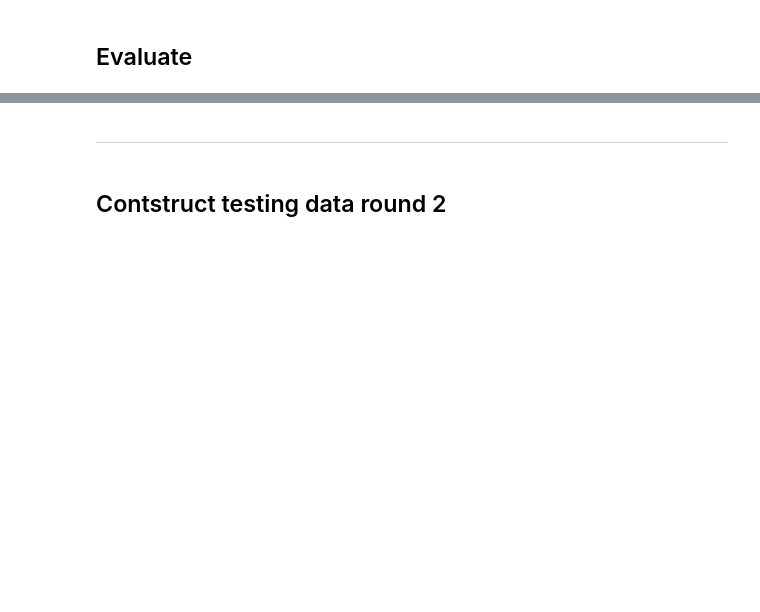
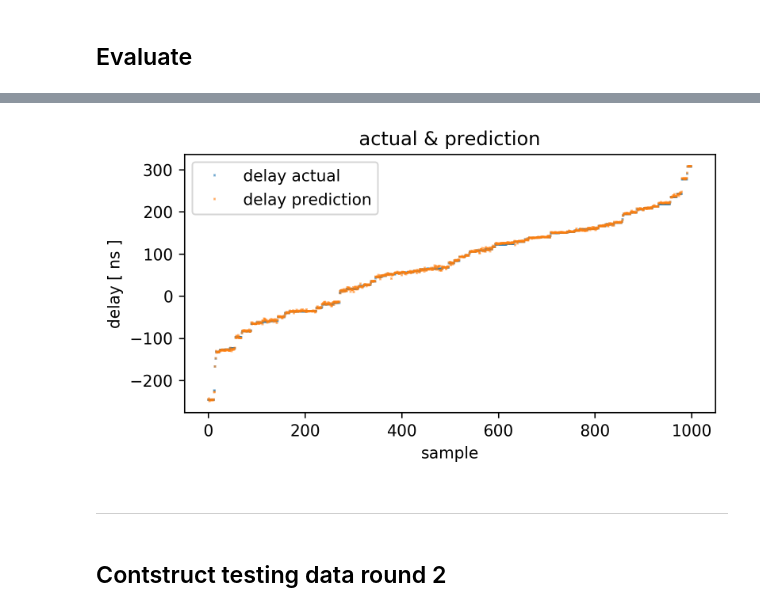
Before and after one commit to andrewasheridan/hera_sandbox, a Jupyter notebook: aas/estdel/estdel/estdel_evaluation.ipynb, the cells around one changed output, grey strips where cells are left out. Saved outputs shown, nothing was run; the diff lists cells and outputs as text; code cells hidden in the pictures; blank space fills up the shorter version.

```diff
--- a/aas/estdel/estdel/estdel_evaluation.ipynb
+++ b/aas/estdel/estdel/estdel_evaluation.ipynb
@@ -115,3 +147,15 @@ plt.plot(predictions, targets, ls = 'none', marker = 's', markersize = 1);
+# %%
+fig, ax = plt.subplots(figsize = (6,3), dpi = 144)
+sorting_idx = np.argsort(targets_ns)
+plt.plot(targets_ns[sorting_idx], ls = 'none', marker = 's', markersize = 0.5, alpha = 0.5, label = 'delay actual')
+plt.plot(predictions_ns[sorting_idx], ls = 'none', marker = 's', markersize = 0.5, alpha = 0.5,  label = 'delay prediction')
+plt.xlabel('sample')
+plt.ylabel('delay [ ns ]')
+plt.title('actual & prediction')
+plt.legend()
+plt.show()
+# %% [output]
+[figure, added]
 # %% [markdown]
 ***
 # %% [markdown]
```
Also changed, not shown: parts of 54 cells of this notebook.
